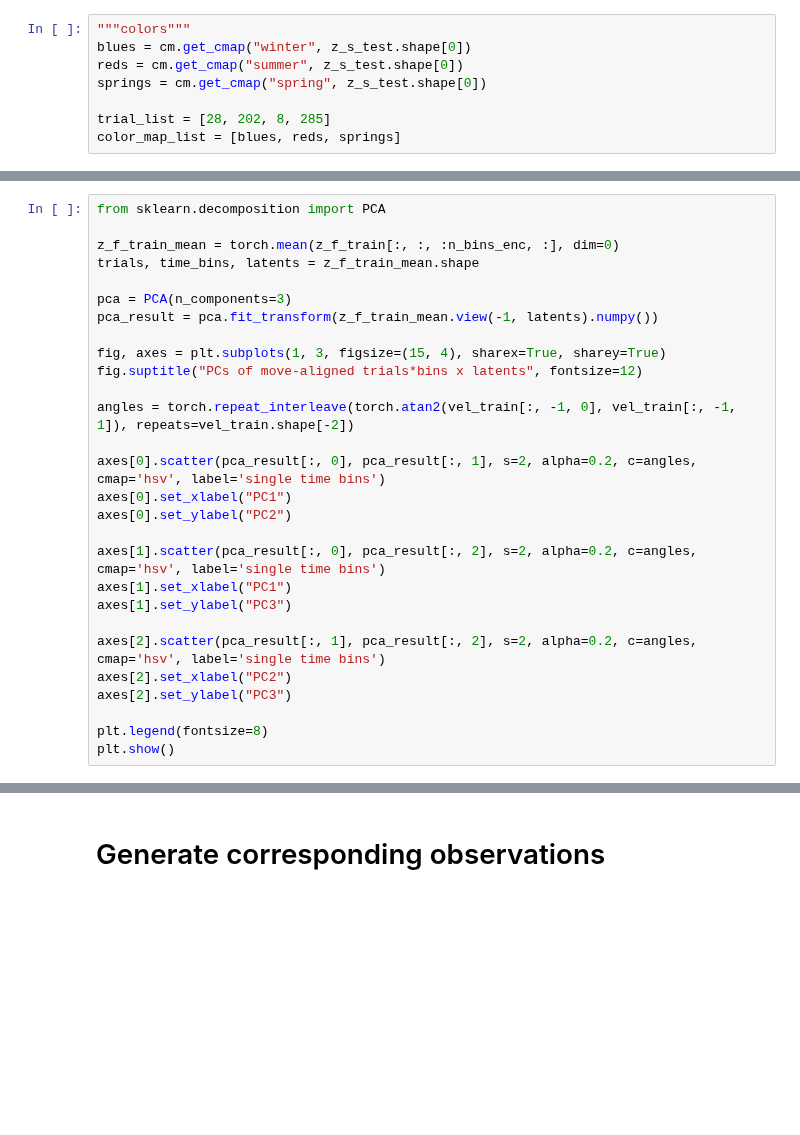
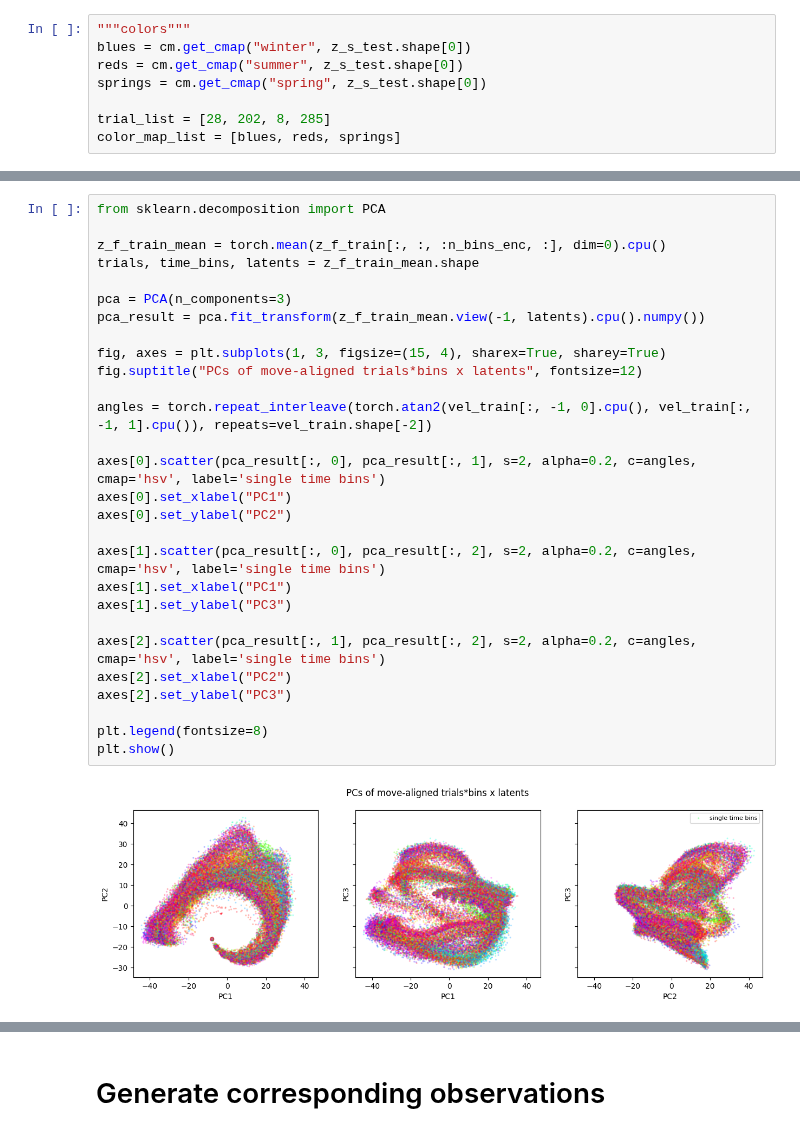
Before and after one commit to catniplab/latent_dynamics_workshop, a Jupyter notebook: 04_xfads_mc_maze_demo.ipynb, the cells around one changed output, grey strips where cells are left out. Drawn from its saved outputs; the diff is of its cells as text; blank space fills up the shorter version.

```diff
--- a/04_xfads_mc_maze_demo.ipynb
+++ b/04_xfads_mc_maze_demo.ipynb
@@ -456,31 +535,33 @@ plot_latents_pca(
 # %%
 from sklearn.decomposition import PCA
 
-z_f_train_mean = torch.mean(z_f_train[:, :, :n_bins_enc, :], dim=0)
+z_f_train_mean = torch.mean(z_f_train[:, :, :n_bins_enc, :], dim=0).cpu()
 trials, time_bins, latents = z_f_train_mean.shape
 
 pca = PCA(n_components=3)
-pca_result = pca.fit_transform(z_f_train_mean.view(-1, latents).numpy())
+pca_result = pca.fit_transform(z_f_train_mean.view(-1, latents).cpu().numpy())
 
 fig, axes = plt.subplots(1, 3, figsize=(15, 4), sharex=True, sharey=True)
 fig.suptitle("PCs of move-aligned trials*bins x latents", fontsize=12)
 
-angles = torch.repeat_interleave(torch.atan2(vel_train[:, -1, 0], vel_train[:, -1, 1]), repeats=vel_train.shape[-2])
+angles = torch.repeat_interleave(torch.atan2(vel_train[:, -1, 0].cpu(), vel_train[:, -1, 1].cpu()), repeats=vel_train.shape[-2])
 
 axes[0].scatter(pca_result[:, 0], pca_result[:, 1], s=2, alpha=0.2, c=angles, cmap='hsv', label='single time bins')
 axes[0].set_xlabel("PC1")
 axes[0].set_ylabel("PC2")
 
 axes[1].scatter(pca_result[:, 0], pca_result[:, 2], s=2, alpha=0.2, c=angles, cmap='hsv', label='single time bins')
 axes[1].set_xlabel("PC1")
 axes[1].set_ylabel("PC3")
 
 axes[2].scatter(pca_result[:, 1], pca_result[:, 2], s=2, alpha=0.2, c=angles, cmap='hsv', label='single time bins')
 axes[2].set_xlabel("PC2")
 axes[2].set_ylabel("PC3")
 
 plt.legend(fontsize=8)
 plt.show()
+# %% [output]
+[figure, added]
 # %%
 from sklearn.decomposition import PCA
 
```
Also changed, not shown: parts of 29 cells of this notebook.
